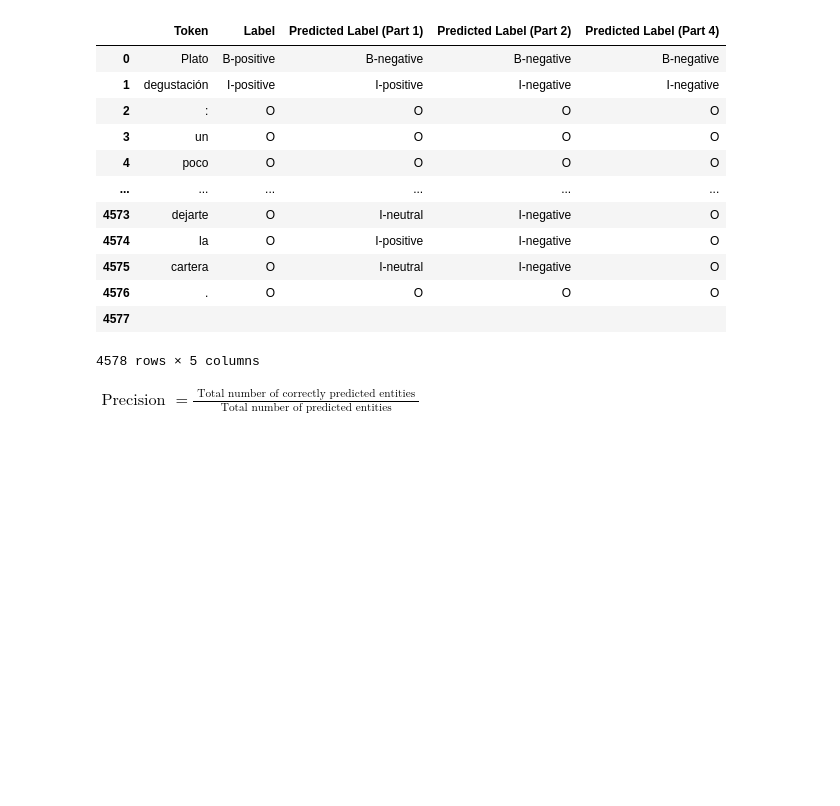
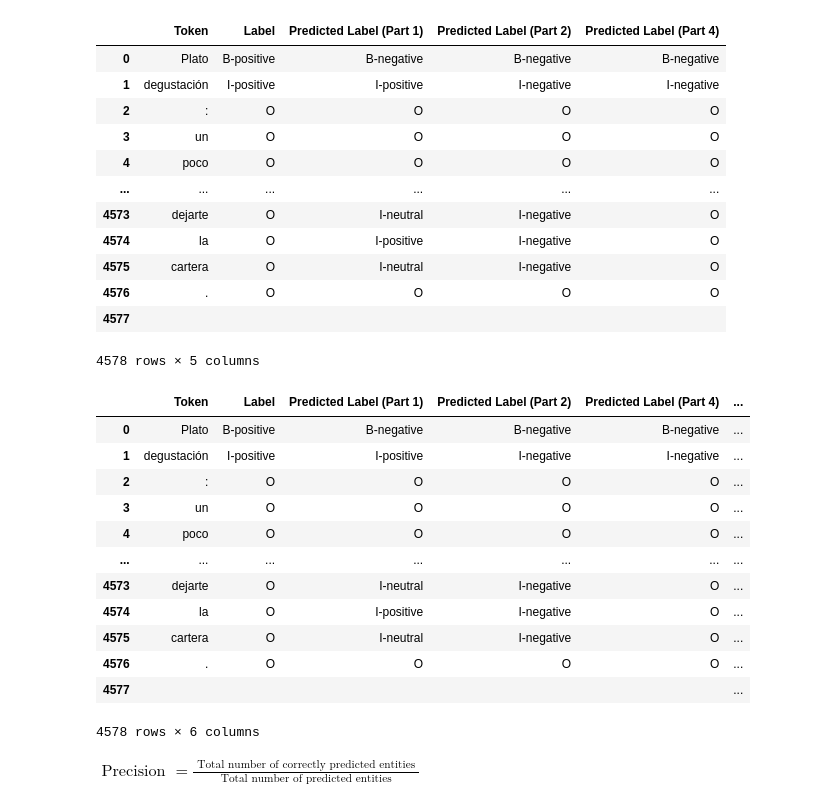
Before and after one commit to verneylmavt/hmm-text_analysis-py, a Jupyter notebook: ES/1.ipynb, the cells around one changed output. Cells and saved outputs as stored; diff of their text form; code cells hidden in the pictures; blank space fills up the shorter version.

```diff
--- a/ES/1.ipynb
+++ b/ES/1.ipynb
@@ -781,7 +781,7 @@ display(df_test_2)
 for i in range(k):
     col = "Predicted Label (Part 3) K=" + str(i+1)
     df_out = df_test_2.loc[:, ["Token", col]]
-    loc = "../EvalScript/dev.prediction3_k_" + str(i+1)
+    loc = "EvalScript/dev.prediction3_k_" + str(i+1)
     df_out.to_csv(loc, sep=' ', index=False, header=False)
 # %% [markdown]
 ### Kth Best Viterbi Algorithm Testing (K=8)
@@ -827,7 +827,7 @@ display(df_test_8)
 for i in range(k):
     col = "Predicted Label (Part 3) K=" + str(i+1)
     df_out = df_test_8.loc[:, ["Token", col]]
-    loc = "../EvalScript/dev.prediction3_k_" + str(i+1)
+    loc = "EvalScript/dev.prediction3_k_" + str(i+1)
     df_out.to_csv(loc, sep=' ', index=False, header=False)
 # %% [markdown]
 ## Part 4
@@ -939,0 +940,17 @@ df_out.to_csv('../EvalScript/dev.prediction4', sep=' ', index=False, header=Fals
+# %%
+df_test["Predicted Label (O)"] = np.where(df_test["Token"] != '', 'O', '')
+display(df_test)
+# %% [output]
+|  | Token | Label | Predicted Label (Part 1) | Predicted Label (Part 2) | Predicted Label (Part 4) | ... |
+| 0 | Plato | B-positive | B-negative | B-negative | B-negative | ... |
+| 1 | degustación | I-positive | I-positive | I-negative | I-negative | ... |
+| 2 | : | O | O | O | O | ... |
+| 3 | un | O | O | O | O | ... |
+| 4 | poco | O | O | O | O | ... |
+| ... | ... | ... | ... | ... | ... | ... |
+| 4573 | dejarte | O | I-neutral | I-negative | O | ... |
+| 4574 | la | O | I-positive | I-negative | O | ... |
+| 4575 | cartera | O | I-neutral | I-negative | O | ... |
+| 4576 | . | O | O | O | O | ... |
+| 4577 |  |  |  |  |  | ... |
+4578 rows × 6 columns
```
Also changed, not shown: parts of 5 cells of this notebook, 54 other files.
